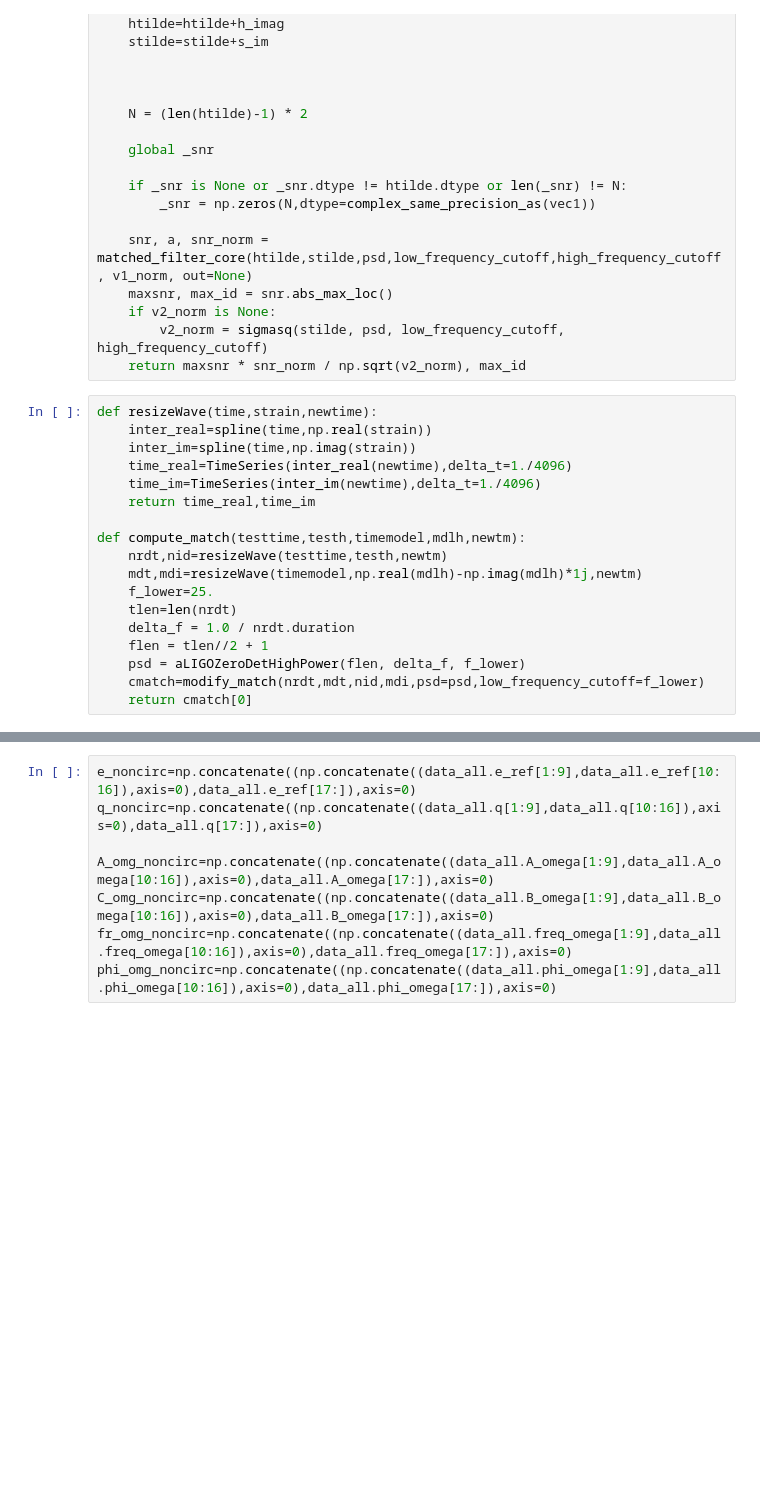
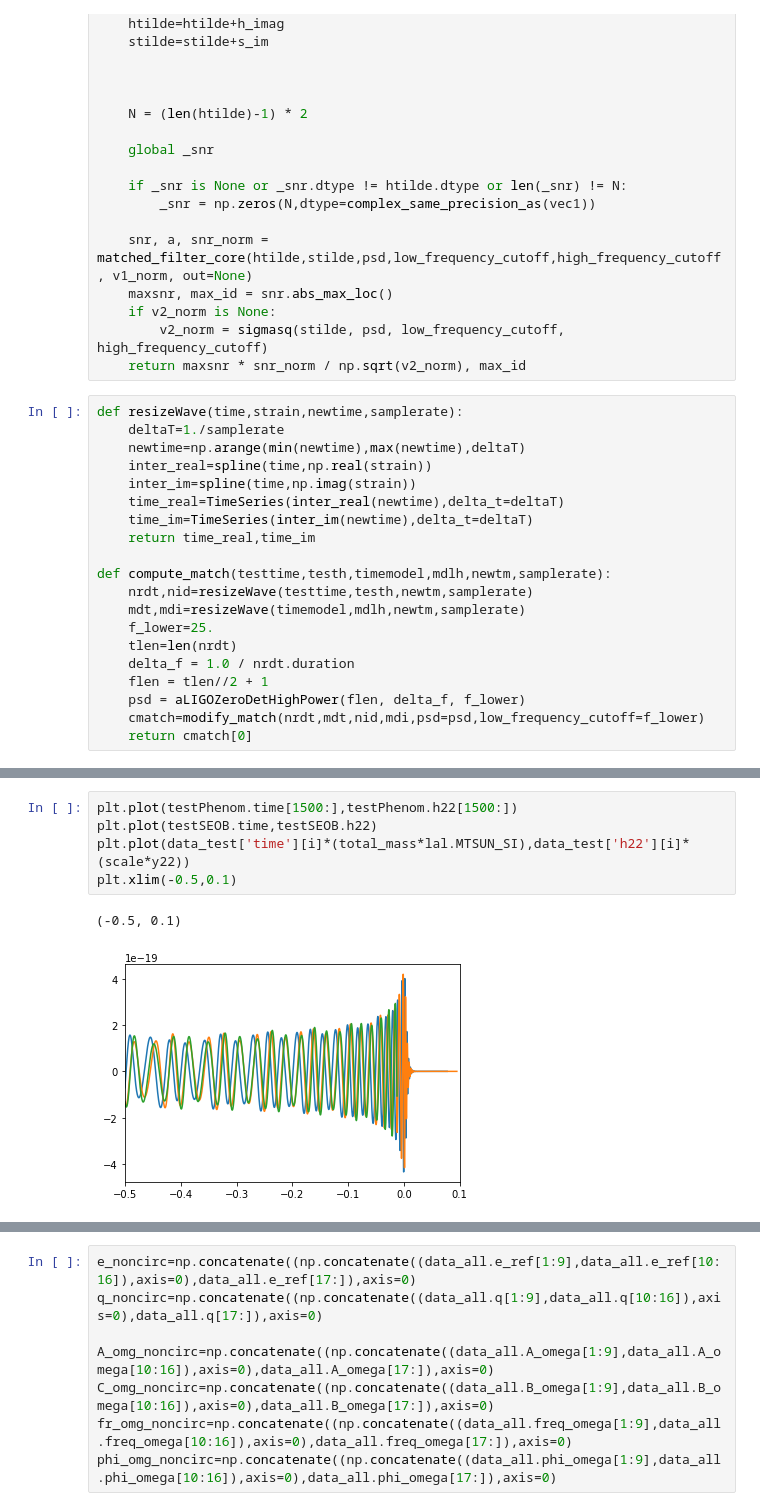
Before and after one commit to Yoshinta/pyrex, a Jupyter notebook: example/testresult.ipynb, the cells around one changed output, grey strips where cells are left out. Cells and saved outputs as stored; diff of their text form; blank space fills up the shorter version.

Commit message:
modify resizeWave in example/testresult.ipynb, remove mpl in setup.py & add merger-ringdown

```diff
--- a/example/testresult.ipynb
+++ b/example/testresult.ipynb
@@ -149,16 +150,18 @@ def modify_match(vec1, vec2, vec3, vec4, psd=None, low_frequency_cutoff=None,
         v2_norm = sigmasq(stilde, psd, low_frequency_cutoff, high_frequency_cutoff)
     return maxsnr * snr_norm / np.sqrt(v2_norm), max_id
 # %%
-def resizeWave(time,strain,newtime):
+def resizeWave(time,strain,newtime,samplerate):
+    deltaT=1./samplerate
+    newtime=np.arange(min(newtime),max(newtime),deltaT)
     inter_real=spline(time,np.real(strain))
     inter_im=spline(time,np.imag(strain))
-    time_real=TimeSeries(inter_real(newtime),delta_t=1./4096)
-    time_im=TimeSeries(inter_im(newtime),delta_t=1./4096)
+    time_real=TimeSeries(inter_real(newtime),delta_t=deltaT)
+    time_im=TimeSeries(inter_im(newtime),delta_t=deltaT)
     return time_real,time_im
 
-def compute_match(testtime,testh,timemodel,mdlh,newtm):
-    nrdt,nid=resizeWave(testtime,testh,newtm)
-    mdt,mdi=resizeWave(timemodel,np.real(mdlh)-np.imag(mdlh)*1j,newtm)
+def compute_match(testtime,testh,timemodel,mdlh,newtm,samplerate):
+    nrdt,nid=resizeWave(testtime,testh,newtm,samplerate)
+    mdt,mdi=resizeWave(timemodel,mdlh,newtm,samplerate)
     f_lower=25.
     tlen=len(nrdt)
     delta_f = 1.0 / nrdt.duration
@@ -169,3 +235,11 @@ def compute_match(testtime,testh,timemodel,mdlh,newtm):
+# %%
+plt.plot(testPhenom.time[1500:],testPhenom.h22[1500:])
+plt.plot(testSEOB.time,testSEOB.h22)
+plt.plot(data_test['time'][i]*(total_mass*lal.MTSUN_SI),data_test['h22'][i]*(scale*y22))
+plt.xlim(-0.5,0.1)
+# %% [output]
+(-0.5, 0.1)
+[figure, added]
 # %%
 eccen_matchphen=[]
 ecccen_matchseob=[]
```
Also changed, not shown: parts of 47 cells of this notebook, 4 other files.
